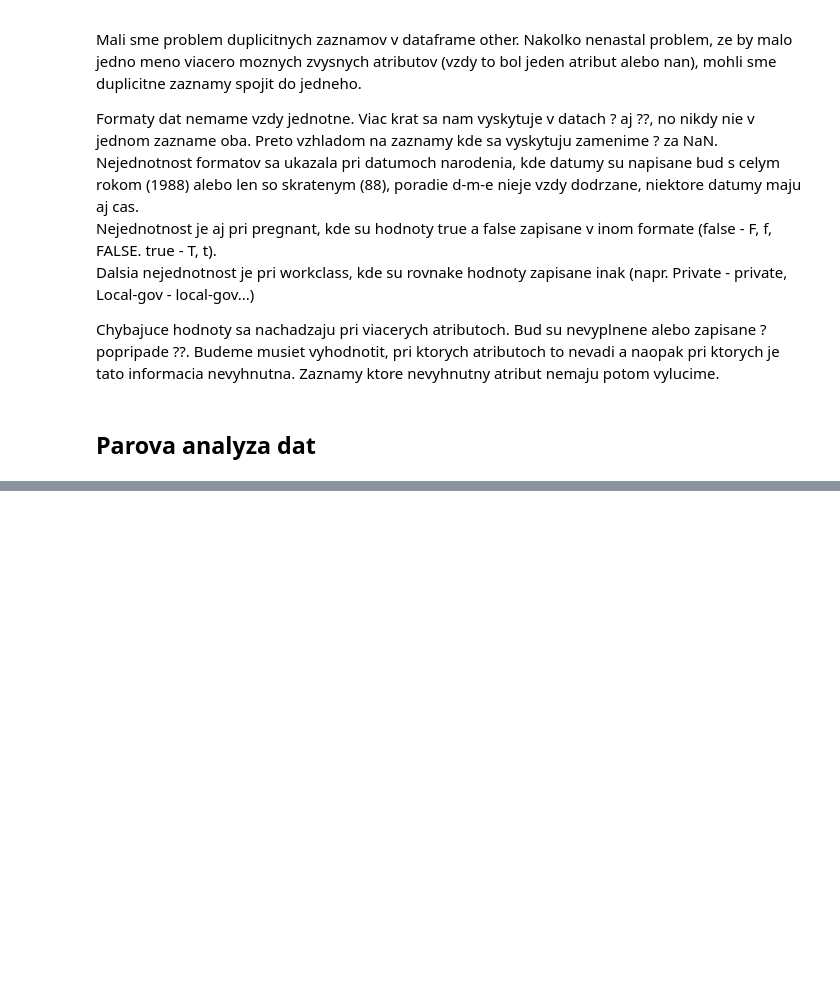
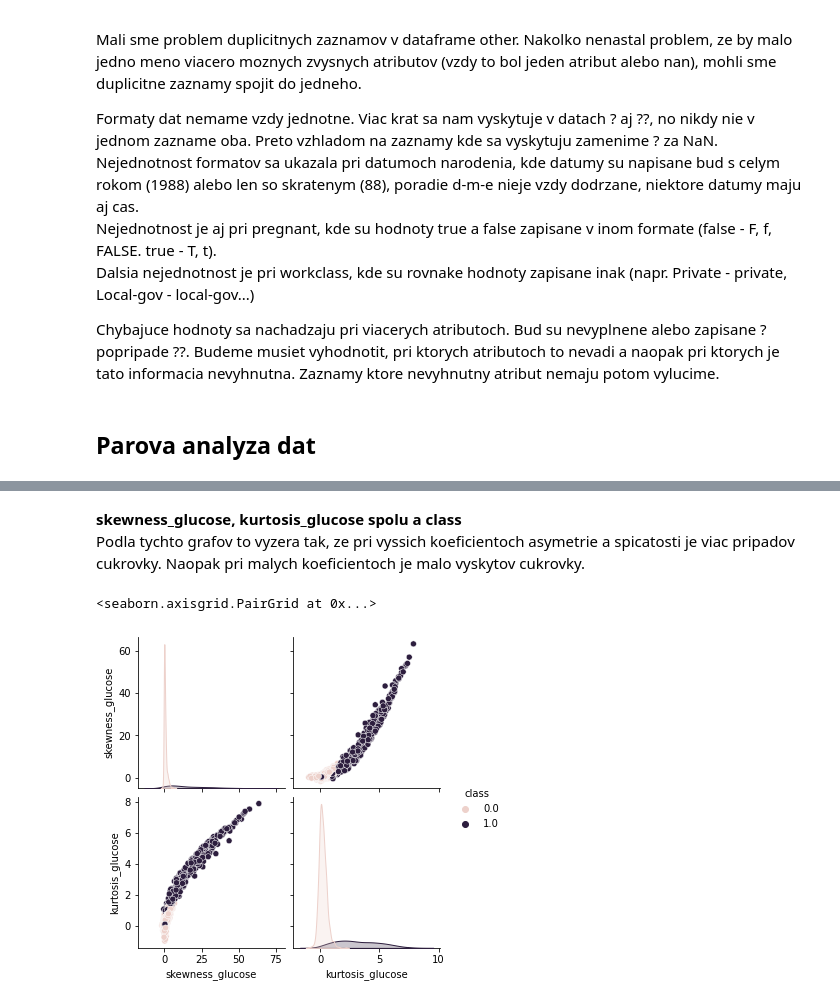
Before and after one commit to Marian-N/IAU, a Jupyter notebook: Untitled.ipynb, the cells around one changed output, grey strips where cells are left out. Drawn from its saved outputs; the diff is of its cells as text; code cells hidden in the pictures; blank space fills up the shorter version.

```diff
--- a/Untitled.ipynb
+++ b/Untitled.ipynb
@@ -737,0 +760,8 @@ Chybajuce hodnoty sa nachadzaju pri viacerych atributoch. Bud su nevyplnene aleb
+# %% [markdown]
+**skewness_glucose, kurtosis_glucose spolu a class**
+Podla tychto grafov to vyzera tak, ze pri vyssich koeficientoch asymetrie a spicatosti je viac pripadov cukrovky. Naopak pri malych koeficientoch je malo vyskytov cukrovky.
+# %%
+sns.pairplot(data=df, vars=['skewness_glucose', 'kurtosis_glucose'], hue = "class")
+# %% [output]
+<seaborn.axisgrid.PairGrid at 0x...>
+[figure, added]
```
Also changed, not shown: parts of 17 cells of this notebook.
